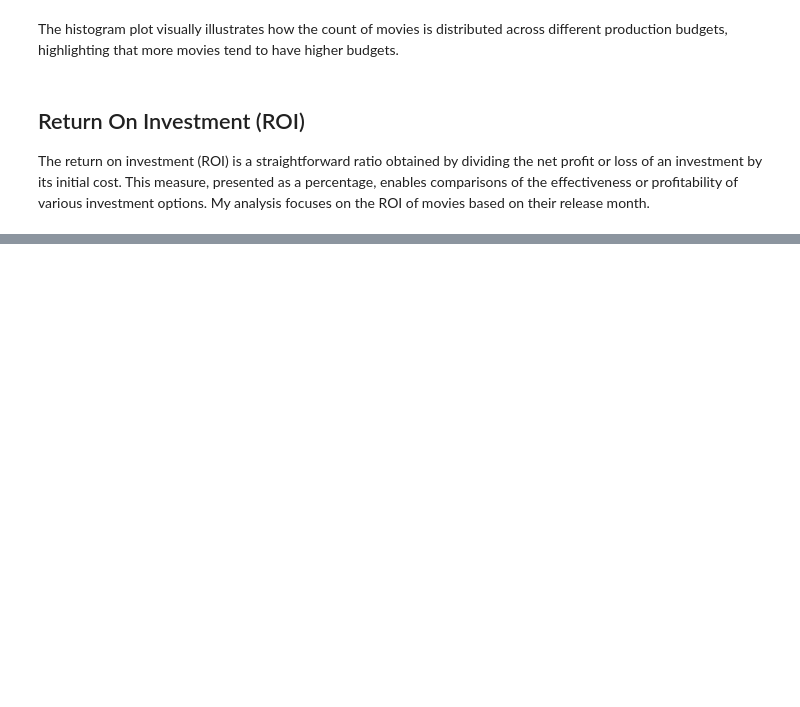
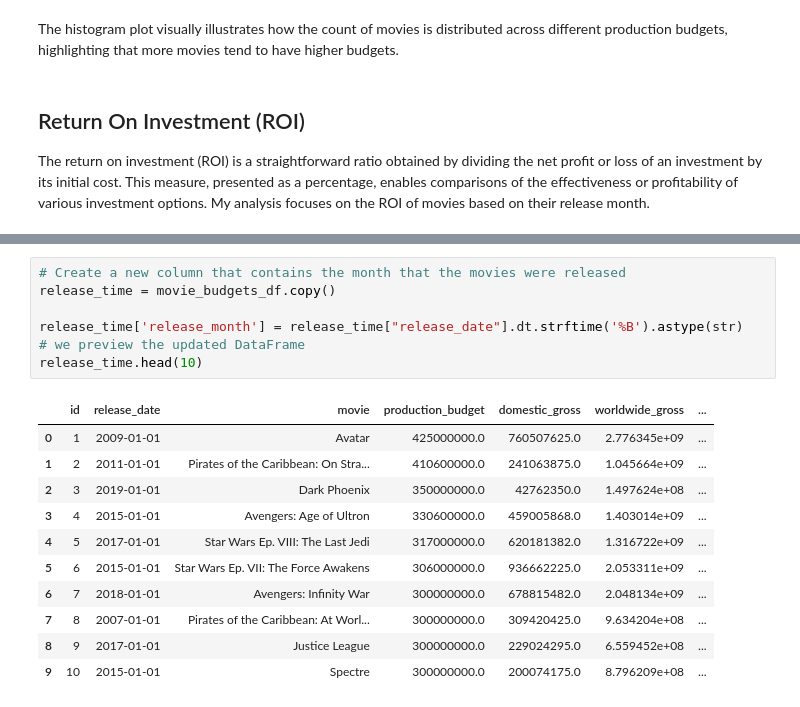
Before and after one commit to Annbellah/dsc-phase-1-project-v2-4, a Jupyter notebook: student.ipynb, the cells around one changed output, grey strips where cells are left out. Cells and saved outputs as stored; diff of their text form; blank space fills up the shorter version.

```diff
--- a/student.ipynb
+++ b/student.ipynb
@@ -289,0 +320,19 @@ movie_budgets_df.head()
+# %%
+# Create a new column that contains the month that the movies were released
+release_time = movie_budgets_df.copy()
+
+release_time['release_month'] = release_time["release_date"].dt.strftime('%B').astype(str)
+# we preview the updated DataFrame
+release_time.head(10)
+# %% [output]
+|  | id | release_date | movie | production_budget | domestic_gross | worldwide_gross | ... |
+| 0 | 1 | 2009-01-01 | Avatar | 425000000.0 | 760507625.0 | 2.776345e+09 | ... |
+| 1 | 2 | 2011-01-01 | Pirates of the Caribbean: On Stra... | 410600000.0 | 241063875.0 | 1.045664e+09 | ... |
+| 2 | 3 | 2019-01-01 | Dark Phoenix | 350000000.0 | 42762350.0 | 1.497624e+08 | ... |
+| 3 | 4 | 2015-01-01 | Avengers: Age of Ultron | 330600000.0 | 459005868.0 | 1.403014e+09 | ... |
+| 4 | 5 | 2017-01-01 | Star Wars Ep. VIII: The Last Jedi | 317000000.0 | 620181382.0 | 1.316722e+09 | ... |
+| 5 | 6 | 2015-01-01 | Star Wars Ep. VII: The Force Awakens | 306000000.0 | 936662225.0 | 2.053311e+09 | ... |
+| 6 | 7 | 2018-01-01 | Avengers: Infinity War | 300000000.0 | 678815482.0 | 2.048134e+09 | ... |
+| 7 | 8 | 2007-01-01 | Pirates of the Caribbean: At Worl... | 300000000.0 | 309420425.0 | 9.634204e+08 | ... |
+| 8 | 9 | 2017-01-01 | Justice League | 300000000.0 | 229024295.0 | 6.559452e+08 | ... |
+| 9 | 10 | 2015-01-01 | Spectre | 300000000.0 | 200074175.0 | 8.796209e+08 | ... |
```
Also changed, not shown: parts of 5 cells of this notebook.
